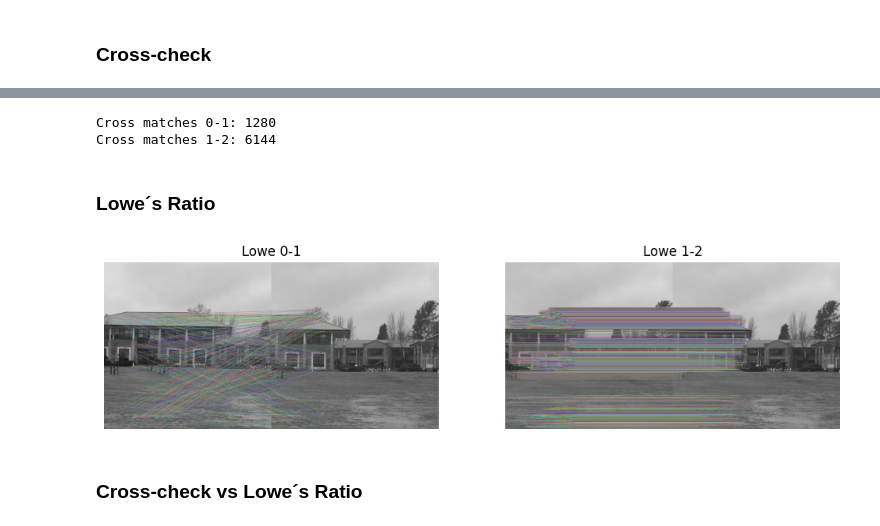
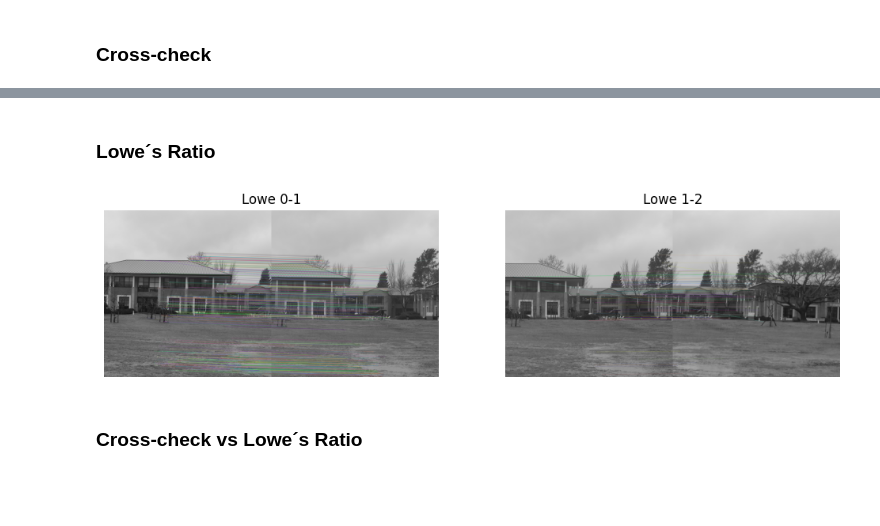
Before and after one commit to jerecoder/TP1-Vision, a Jupyter notebook: tp1.ipynb, the cells around one changed output, grey strips where cells are left out. Saved outputs shown, nothing was run; the diff lists cells and outputs as text; code cells hidden in the pictures; blank space fills up the shorter version.

```diff
--- a/tp1.ipynb
+++ b/tp1.ipynb
@@ -39,12 +39,10 @@ show_images(images_with_kp, ["keypoints 1", "keypoints 2", "keypoints 3"])
 # %%
-def apply_nms_to_keypoints_with_indices(keypoints, threshold=1000, N=10000):
+def apply_nms_to_keypoints_with_indices(keypoints, threshold=20, N=10000):
     if not keypoints:
         return []
-
     keypoints = sorted(enumerate(keypoints), key=lambda x: x[1].response, reverse=True)
     filtered_indices = []
     filtered_keypoints = []
-
     for idx, kp in keypoints:
         keep = True
         for filtered_kp in filtered_keypoints:
@@ -55,30 +53,31 @@ def apply_nms_to_keypoints_with_indices(keypoints, threshold=1000, N=10000):
         if keep:
             filtered_keypoints.append(kp)
             filtered_indices.append(idx)
-
     return sorted(filtered_indices)[:N]
 
-nms_indices = []
-for kp_list in images_keypoints:
-    nms_indices.append(apply_nms_to_keypoints_with_indices(kp_list, threshold=10))
+nms_indices = [apply_nms_to_keypoints_with_indices(kp_list, threshold=20) for kp_list in images_keypoints]
 
+# Create filtered descriptors and keypoints lists
 filtered_descriptors = []
+filtered_keypoints = []
 for i, indices in enumerate(nms_indices):
     filtered_descriptors.append(images_descriptors[i][indices])
+    filtered_keypoints.append([images_keypoints[i][idx] for idx in indices])
 
+images_descriptors = filtered_descriptors
+
+# Visualize NMS keypoints
 images_with_nms_kp = []
 for i in range(len(images)):
     img_bgr = cv2.cvtColor(images[i], cv2.COLOR_GRAY2BGR)
     img_with_nms_kp = cv2.drawKeypoints(
         img_bgr,
-        [images_keypoints[i][idx] for idx in nms_indices[i]],
-        0, (0, 255, 0),
+        filtered_keypoints[i],
+        None, (0, 255, 0),
         flags=cv2.DRAW_MATCHES_FLAGS_DRAW_RICH_KEYPOINTS
     )
     images_with_nms_kp.append(img_with_nms_kp)
+show_images(images_with_nms_kp, ["NMS keypoints 1", "NMS keypoints 2", "NMS keypoints 3"])
 
-show_images(images_with_nms_kp, ["NMS keypoints 1", "NMS keypoints 2", "NMS keypoints 3"])
 print(len(nms_indices[0]), len(nms_indices[1]), len(nms_indices[2]))
-
-images_descriptors = filtered_descriptors
 # %% [output]
@@ -142,40 +131,43 @@ Cross matches 0-1: 1280
-# %%
-print("Cross matches 0-1:", len(matches01_cross))
-print("Cross matches 1-2:", len(matches12_cross))
-# %% [output]
-Cross matches 0-1: 1280
-Cross matches 1-2: 6144
 # %% [markdown]
  ### Lowe´s Ratio
 # %%
-def flann_lowe_test(desc1, desc2, ratio=0.75):
+# Create BFMatcher object with L2 norm (e.g., for SIFT, SURF descriptors).
+bf = cv2.BFMatcher(cv2.NORM_L2)
+
+def bf_lowe_test(desc1, desc2, ratio=0.6):
+    # Ensure descriptors are float32.
     desc1 = desc1.astype(np.float32)
     desc2 = desc2.astype(np.float32)
-    knn_matches = flann.knnMatch(desc1, desc2, k=2)
+
+    # Retrieve the two nearest neighbors for each descriptor.
+    knn_matches = bf.knnMatch(desc1, desc2, k=2)
+
+    # Apply Lowe's ratio test.
     good_matches = [m for m, n in knn_matches if m.distance < ratio * n.distance]
     return good_matches
 
-# Match entre imagen 0 y 1
-matches01_lowe = flann_lowe_test(images_descriptors[0], images_descriptors[1])
+# Matching between image 0 and image 1.
+matches01_lowe = bf_lowe_test(images_descriptors[0], images_descriptors[1])
 matched_img01_lowe = cv2.drawMatches(
     images[0], images_keypoints[0],
     images[1], images_keypoints[1],
     matches01_lowe, None,
     flags=cv2.DrawMatchesFlags_NOT_DRAW_SINGLE_POINTS
 )
 
-# Match entre imagen 1 y 2
-matches12_lowe = flann_lowe_test(images_descriptors[1], images_descriptors[2])
+# Matching between image 1 and image 2.
+matches12_lowe = bf_lowe_test(images_descriptors[1], images_descriptors[2])
 matched_img12_lowe = cv2.drawMatches(
     images[1], images_keypoints[1],
     images[2], images_keypoints[2],
     matches12_lowe, None,
     flags=cv2.DrawMatchesFlags_NOT_DRAW_SINGLE_POINTS
 )
 
+# Display the resulting matching images.
 show_images([matched_img01_lowe, matched_img12_lowe], ["Lowe 0-1", "Lowe 1-2"])
 # %% [output]
-[figure, old version]
+[figure, new version]
 # %% [markdown]
 ### Cross-check vs Lowe´s Ratio
 # %%
```
Also changed, not shown: parts of 11 cells of this notebook.
